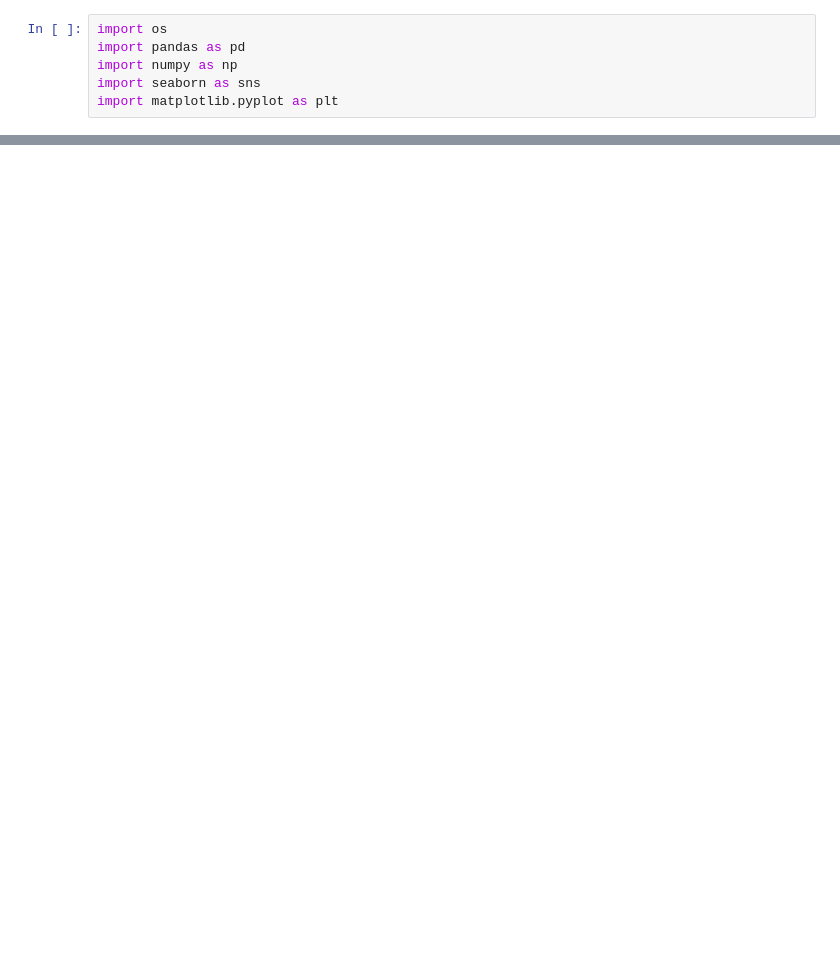
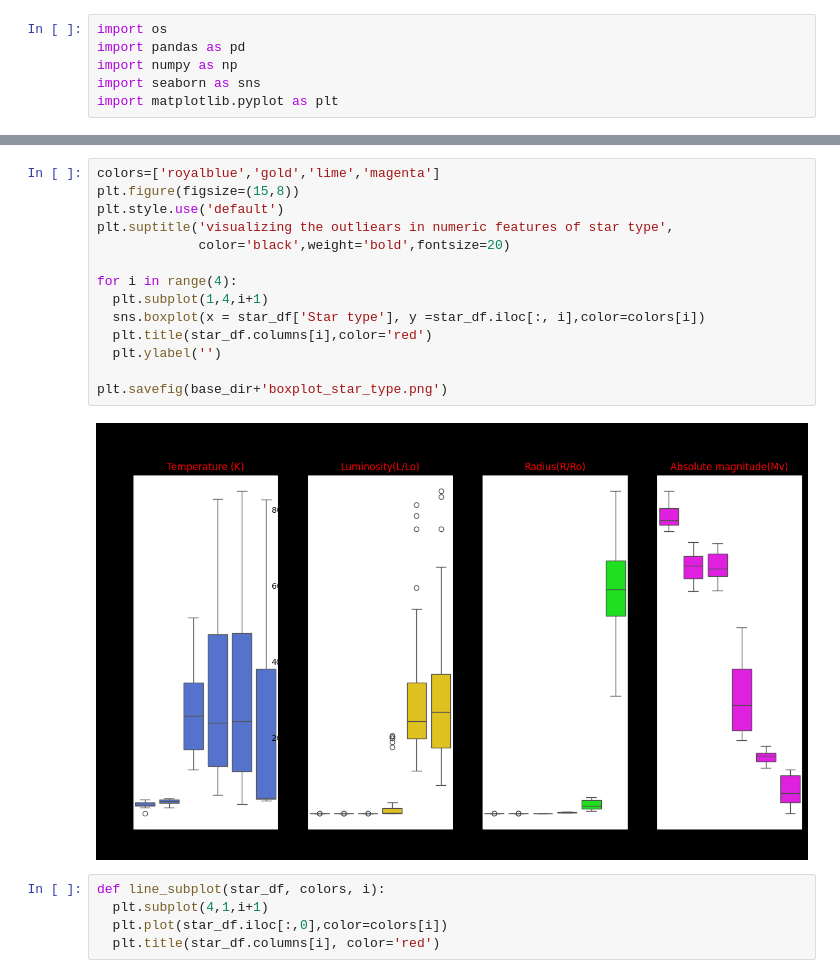
Before and after one commit to ankitkumar7033/AstronomicalDataAanalysisSparfitial, a Jupyter notebook: Untitled0.ipynb, the cells around one changed output, grey strips where cells are left out. Saved outputs shown, nothing was run; the diff lists cells and outputs as text; blank space fills up the shorter version.

```diff
--- a/Untitled0.ipynb
+++ b/Untitled0.ipynb
@@ -37,0 +66,21 @@ plt.show()
+# %%
+colors=['royalblue','gold','lime','magenta']
+plt.figure(figsize=(15,8))
+plt.style.use('default')
+plt.suptitle('visualizing the outliears in numeric features of star type',
+             color='black',weight='bold',fontsize=20)
+
+for i in range(4):
+  plt.subplot(1,4,i+1)
+  sns.boxplot(x = star_df['Star type'], y =star_df.iloc[:, i],color=colors[i])
+  plt.title(star_df.columns[i],color='red')
+  plt.ylabel('')
+
+plt.savefig(base_dir+'boxplot_star_type.png')
+# %% [output]
+[figure, added]
+# %%
+def line_subplot(star_df, colors, i):
+  plt.subplot(4,1,i+1)
+  plt.plot(star_df.iloc[:,0],color=colors[i])
+  plt.title(star_df.columns[i], color='red')
```
Also changed, not shown: parts of 14 cells of this notebook.
